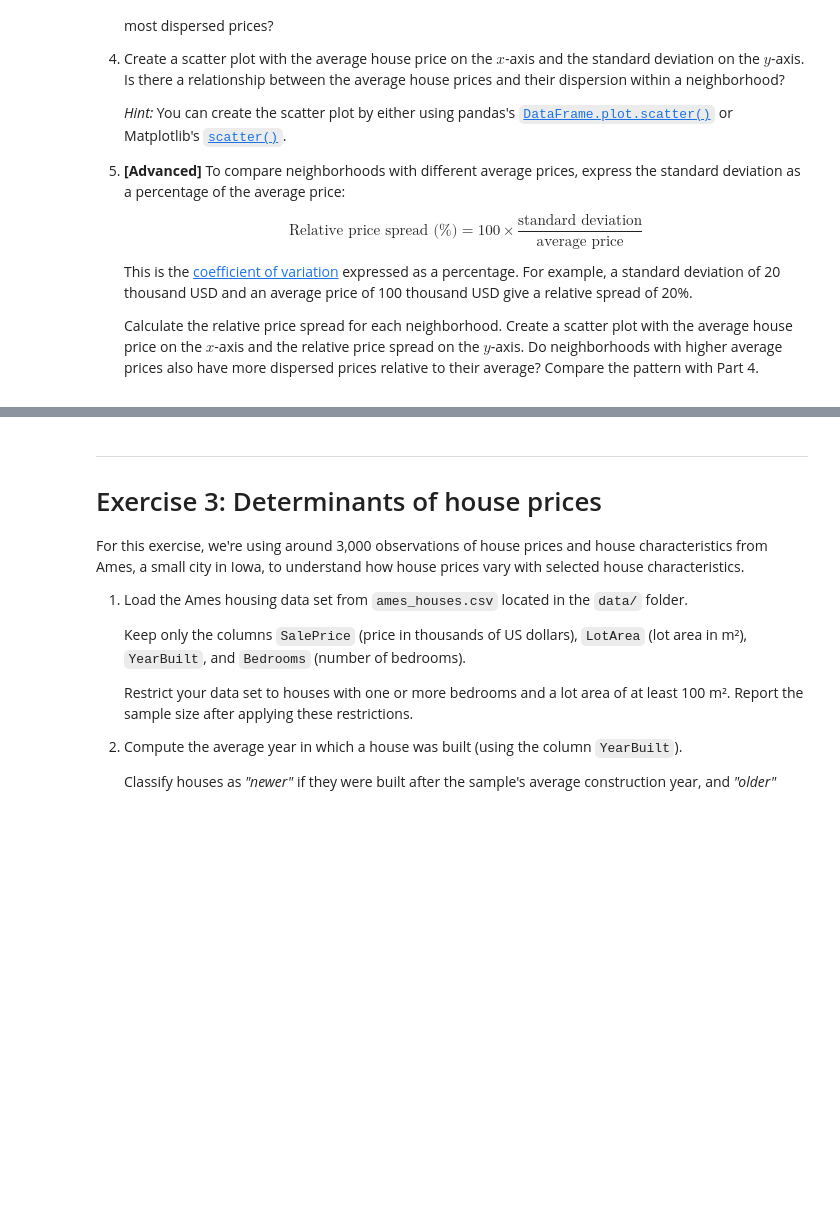
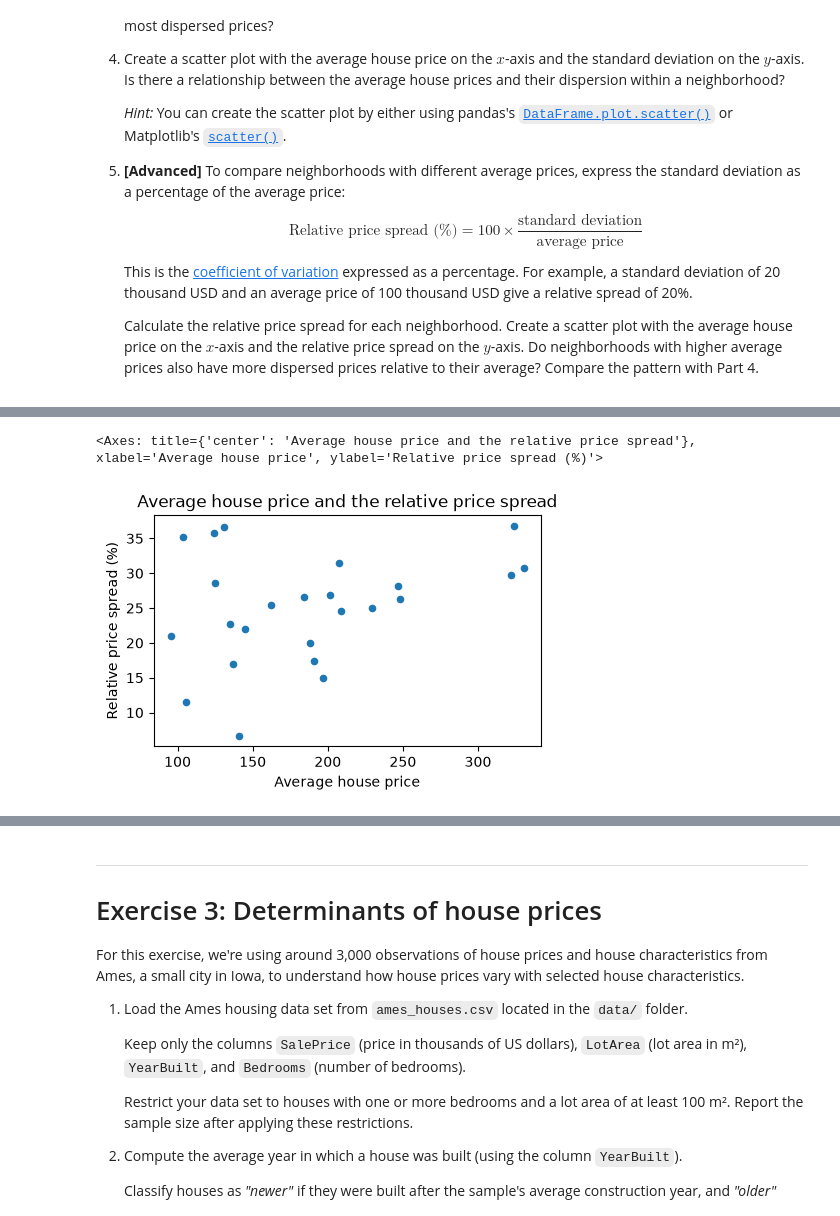
Before and after one commit to 646nwbf27y-lab/TECH2-H26, a Jupyter notebook: workshops/workshop4/workshop4 TH.ipynb, the cells around one changed output, grey strips where cells are left out. Drawn from its saved outputs; the diff is of its cells as text; code cells hidden in the pictures; blank space fills up the shorter version.

```diff
--- a/workshops/workshop4/workshop4 TH.ipynb
+++ b/workshops/workshop4/workshop4 TH.ipynb
@@ -170,0 +269,17 @@ df = pd.read_csv(file)
+# %%
+# creating a new column that expresses the relative price spread (100 * standard deviation/average price)
+df_stats['relative_ps'] = df_stats['std']/df_stats['mean'] * 100
+# %%
+# creating a scatter plot with the average house prices on the x-axis and the relative price spread on the y-axis
+df_stats.plot.scatter(
+    x = 'mean',
+    y = 'relative_ps',
+    title = 'Average house price and the relative price spread',
+    ylabel = 'Relative price spread (%)',
+    xlabel = 'Average house price',
+    figsize = (5,3),
+    s = 20,
+)
+# %% [output]
+<Axes: title={'center': 'Average house price and the relative price spread'}, xlabel='Average house price', ylabel='Relative price spread (%)'>
+[figure, added]
```
Also changed, not shown: parts of 50 cells of this notebook.
